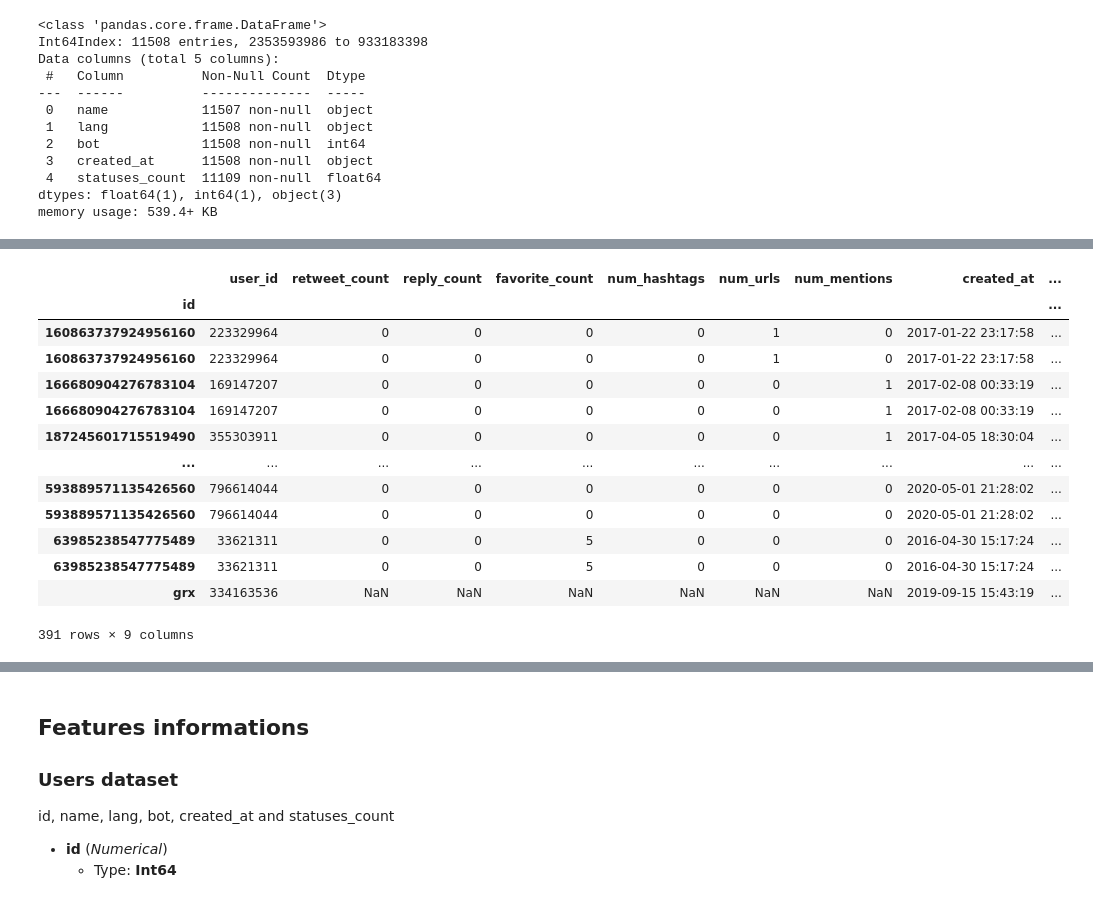
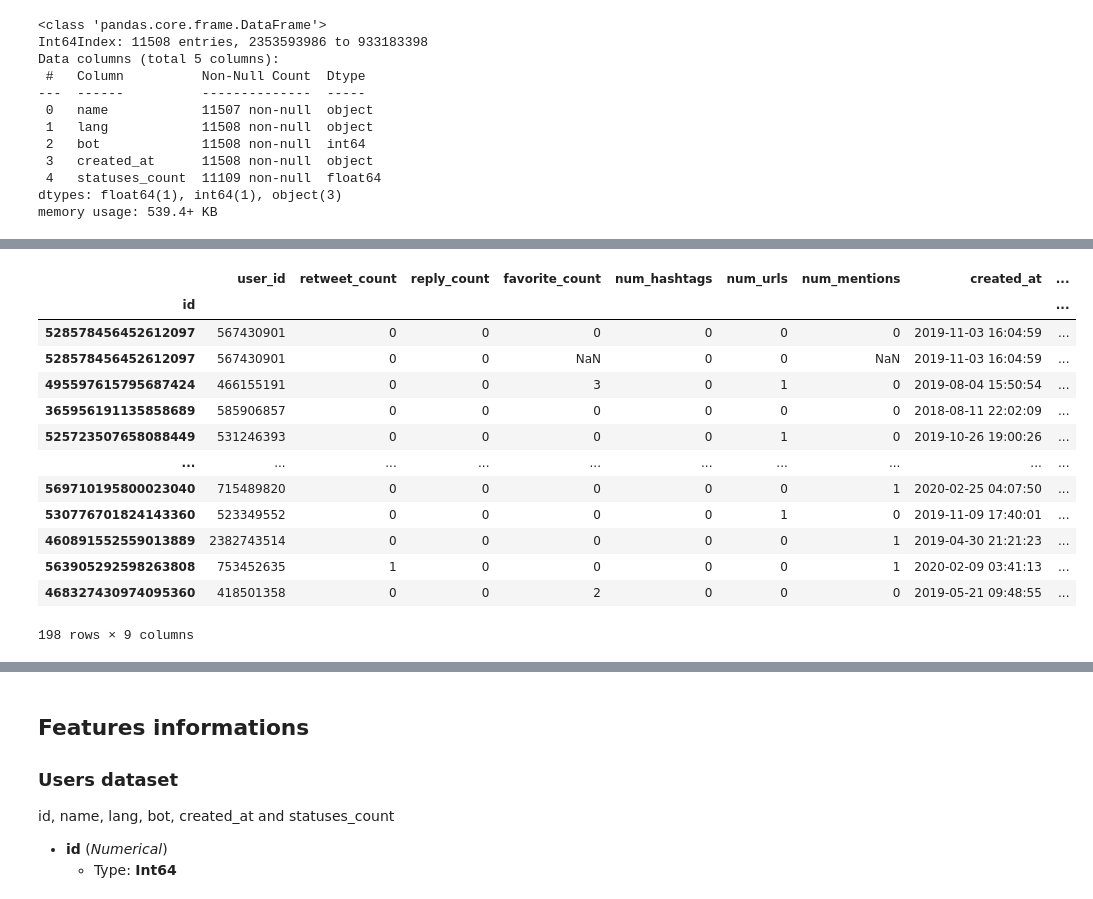
Before and after one commit to alessandrocubic/Unipi-Data-Mining-project-AY-22-23, a Jupyter notebook: data_understanding_sample.ipynb, the cells around one changed output, grey strips where cells are left out. Drawn from its saved outputs; the diff is of its cells as text; code cells hidden in the pictures.

Commit message:
continued substitute nan and merge duplicates

```diff
--- a/data_understanding_sample.ipynb
+++ b/data_understanding_sample.ipynb
@@ -76,26 +76,53 @@ df_tweets_sample
 # %%
 #df_tweets_duplicates = df_tweets_sample[df_tweets_sample['user_id'].duplicated()]
 #df_tweets_duplicates.sort_index
 #from pandas import Index
 #df_tweets_sample.index.duplicated()
 #print(df_tweets_sample.index.get_duplicates())
-df_tweets_duplicates = df_tweets_sample[df_tweets_sample.index.isin(df_tweets_sample.index[df_tweets_sample.index.duplicated()])].sort_index()
-df_tweets_duplicates[df_tweets_duplicates["user_id"].isin(df_tweets_duplicates["user_id"][df_tweets_duplicates["user_id"].duplicated()])].sort_index()
+
+#df_tweets_sample.head(5)
+
+#Selezione da df_tweets_sample dei Tweet duplicati (su campo index)
+df_tweets_duplicates = df_tweets_sample[df_tweets_sample.index.isin(df_tweets_sample.index[df_tweets_sample.index.duplicated()])]
+
+#Selezione da df_tweets_duplicates dei Tweet duplicati (su campo user_id)
+df_tweets_duplicates = df_tweets_duplicates[df_tweets_duplicates["user_id"].isin(df_tweets_duplicates["user_id"][df_tweets_duplicates["user_id"].duplicated()])]
+
+
+
+#Drop duplicati identici (da cui non è possibile fare restore dei dati)
+df_tweets_duplicates.drop_duplicates(inplace=True)
+df_tweets_duplicates
+
+
+#Count dei tweets singoli
+#count = df_tweets_duplicates['user_id'].value_counts()
+#index_count = df_tweets_duplicates.index.value_counts()
+
+#Drop tweets singoli
+#df_tweets_duplicates = df_tweets_duplicates[df_tweets_duplicates['user_id'].isin(user_id_count[user_id_count>1].index)]
+#df_tweets_duplicates = df_tweets_duplicates[df_tweets_duplicates.index.isin(index_count[index_count>1].index)]
+
+#df_tweets_duplicates.sort_values("user_id")
+
+
+#Verifica (?)
+#single_data_count = df_tweets_duplicates['user_id'].value_counts()
 # %% [output]
 |  | user_id | retweet_count | reply_count | favorite_count | num_hashtags | num_urls | num_mentions | created_at | ... |
 | id |  |  |  |  |  |  |  |  | ... |
-| 160863737924956160 | 223329964 | 0 | 0 | 0 | 0 | 1 | 0 | 2017-01-22 23:17:58 | ... |
-| 160863737924956160 | 223329964 | 0 | 0 | 0 | 0 | 1 | 0 | 2017-01-22 23:17:58 | ... |
-| 166680904276783104 | 169147207 | 0 | 0 | 0 | 0 | 0 | 1 | 2017-02-08 00:33:19 | ... |
-| 166680904276783104 | 169147207 | 0 | 0 | 0 | 0 | 0 | 1 | 2017-02-08 00:33:19 | ... |
-| 187245601715519490 | 355303911 | 0 | 0 | 0 | 0 | 0 | 1 | 2017-04-05 18:30:04 | ... |
+| 528578456452612097 | 567430901 | 0 | 0 | 0 | 0 | 0 | 0 | 2019-11-03 16:04:59 | ... |
+| 528578456452612097 | 567430901 | 0 | 0 | NaN | 0 | 0 | NaN | 2019-11-03 16:04:59 | ... |
+| 495597615795687424 | 466155191 | 0 | 0 | 3 | 0 | 1 | 0 | 2019-08-04 15:50:54 | ... |
+| 365956191135858689 | 585906857 | 0 | 0 | 0 | 0 | 0 | 0 | 2018-08-11 22:02:09 | ... |
+| 525723507658088449 | 531246393 | 0 | 0 | 0 | 0 | 1 | 0 | 2019-10-26 19:00:26 | ... |
 | ... | ... | ... | ... | ... | ... | ... | ... | ... | ... |
-| 593889571135426560 | 796614044 | 0 | 0 | 0 | 0 | 0 | 0 | 2020-05-01 21:28:02 | ... |
-| 593889571135426560 | 796614044 | 0 | 0 | 0 | 0 | 0 | 0 | 2020-05-01 21:28:02 | ... |
-| 63985238547775489 | 33621311 | 0 | 0 | 5 | 0 | 0 | 0 | 2016-04-30 15:17:24 | ... |
-| 63985238547775489 | 33621311 | 0 | 0 | 5 | 0 | 0 | 0 | 2016-04-30 15:17:24 | ... |
-| grx | 334163536 | NaN | NaN | NaN | NaN | NaN | NaN | 2019-09-15 15:43:19 | ... |
+| 569710195800023040 | 715489820 | 0 | 0 | 0 | 0 | 0 | 1 | 2020-02-25 04:07:50 | ... |
+| 530776701824143360 | 523349552 | 0 | 0 | 0 | 0 | 1 | 0 | 2019-11-09 17:40:01 | ... |
+| 460891552559013889 | 2382743514 | 0 | 0 | 0 | 0 | 0 | 1 | 2019-04-30 21:21:23 | ... |
+| 563905292598263808 | 753452635 | 1 | 0 | 0 | 0 | 0 | 1 | 2020-02-09 03:41:13 | ... |
+| 468327430974095360 | 418501358 | 0 | 0 | 2 | 0 | 0 | 0 | 2019-05-21 09:48:55 | ... |
-391 rows × 9 columns
+198 rows × 9 columns
 # %%
 df_tweets_sample['retweet_count'] = pd.to_numeric(df_tweets_sample['retweet_count'], downcast= 'float', errors='coerce') # After this instruction the column becomes numerics
 df_tweets_sample.info()
```
Also changed, not shown: parts of 29 cells of this notebook.
